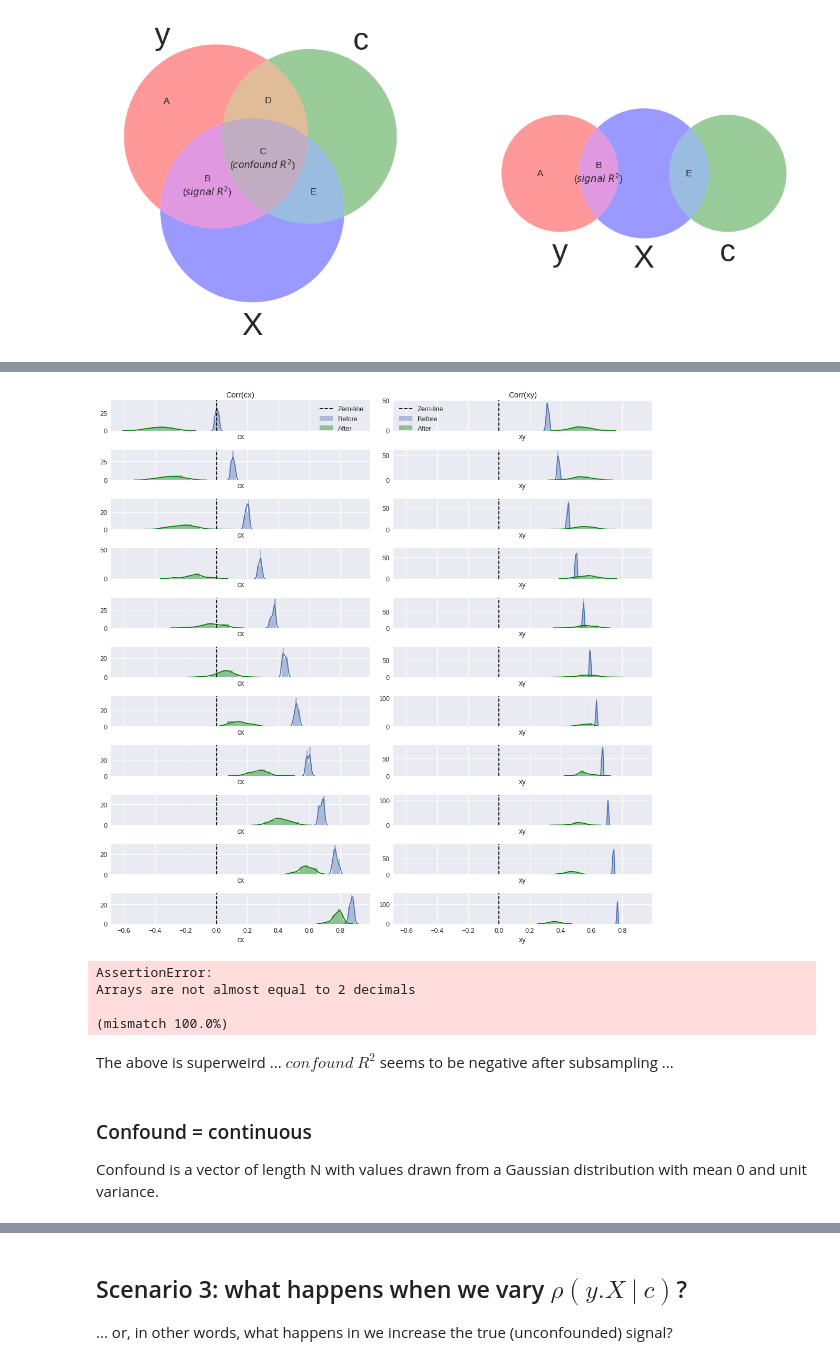
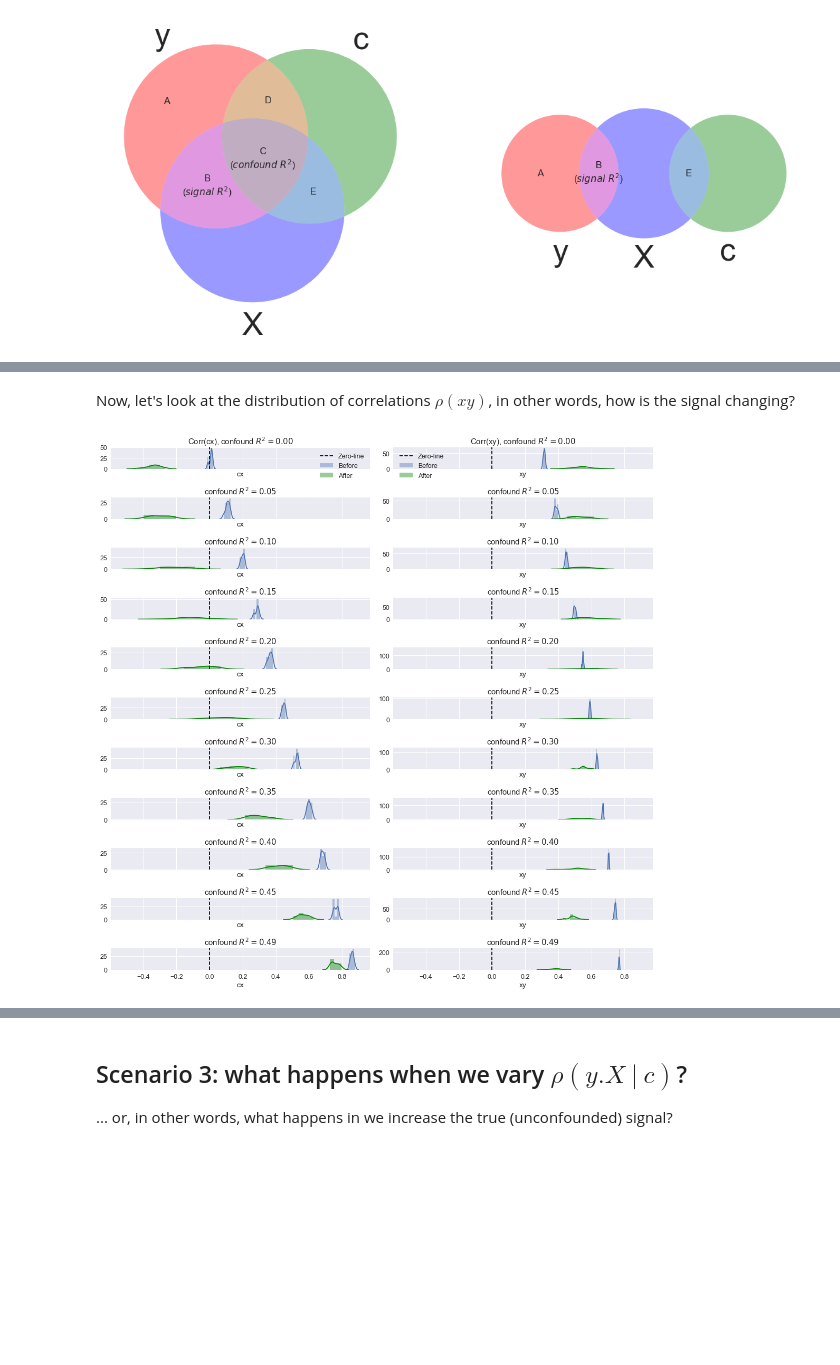
Before and after one commit to lukassnoek/MVCA, a Jupyter notebook: analyses/simulation/simulation_counterbalancing_vs_regression.ipynb, the cells around one changed output, grey strips where cells are left out. Drawn from its saved outputs; the diff is of its cells as text; code cells hidden in the pictures; blank space fills up the shorter version.

```diff
--- a/analyses/simulation/simulation_counterbalancing_vs_regression.ipynb
+++ b/analyses/simulation/simulation_counterbalancing_vs_regression.ipynb
@@ -553,7 +537,9 @@ for i in range(len(axes)):
     g = sns.pointplot(x='confound_r2', y='score', hue='method',
                    data=tmp, size=5, aspect=2,
                    palette="muted", ax=axes[i][0])
-    g.legend_.remove()
+
+    if i != 0:
+        g.legend_.remove()
 
     if i != len(axes) - 1:
         axes[i][0].set_xlabel('')
@@ -620,7 +610,7 @@ Now, let's investigate the most telling scenario (when $\rho(cy) = 0.7$), in whi
 # %%
-permutations = 1
+permutations = 3
 
-data_args = dict(n_samp=240, k_feat=50, c_type='categorical', corr_cy=0.7,
+data_args = dict(n_samp=240, k_feat=5, c_type='categorical', corr_cy=0.7,
                  signal_r2=0.1, confound_r2=None, verbose=False)
 
 confound_r2_vec = [0, 0.05, 0.1, 0.15, 0.20, 0.25, 0.30, 0.35, 0.40, 0.45, 0.49]
@@ -637,7 +627,6 @@ for perm in np.arange(permutations):
     baseline_scores[perm] = cross_val_score(pipeline, Xbase, ybase, cv=n_splits).mean()
 
     for ii, confound_r2 in enumerate(confound_r2_vec):
-        print(confound_r2)
         data_args.update(confound_r2=confound_r2)
         X, y, c = generate_data(**data_args)
         results_sce1_followup.append(run_without_confound_control(X, y, c, pipeline, n_splits, data_args))
@@ -669,71 +651,27 @@ plt.show()
+# %% [markdown]
+Now, let's look at the distribution of correlations $\rho(xy)$, in other words, how is the signal changing?
 # %%
 df_corr_sce1_followup = pd.concat(results_corr_sce1_followup)
 fig, axes = plt.subplots(11, 2, sharex=True, sharey=False, figsize=(15, 15))
 for i in range(len(confound_r2_vec)):
-
 
     cr2 = confound_r2_vec[i]
     tmp = df_corr_sce1_followup[df_corr_sce1_followup.confound_r2 == cr2]
     g = sns.distplot(a=tmp[tmp.before_after == 'before']['cx'], ax=axes[i][0])
     g = sns.distplot(a=tmp[tmp.before_after == 'after']['cx'], ax=axes[i][0], color='g')
     axes[i][0].axvline(x=0.0, c='black', ls='--')
+    axes[i][0].set_title('confound $R^2 = %.2f$' % cr2)
     g = sns.distplot(a=tmp[tmp.before_after == 'before']['xy'], ax=axes[i][1])
     g = sns.distplot(a=tmp[tmp.before_after == 'after']['xy'], ax=axes[i][1], color='g')
     axes[i][1].axvline(x=0.0, c='black', ls='--')
+    axes[i][1].set_title('confound $R^2 = %.2f$' % cr2)
 
     if i == 0:
-        axes[i][0].set_title("Corr(cx)")
-        axes[i][1].set_title("Corr(xy)")
+        axes[i][0].set_title("Corr(cx), confound $R^2 = %.2f$" % cr2)
+        axes[i][1].set_title("Corr(xy), confound $R^2 = %.2f$" % cr2)
         axes[i][0].legend(['Zero-line', 'Before', 'After'])
         axes[i][1].legend(['Zero-line', 'Before', 'After'])
 
 fig.tight_layout()
 # %% [output]
-[figure, old version]
+[figure, new version]
-# %%
-corr_cy = 0.7
-data_args = dict(n_samp=240, k_feat=50, c_type='categorical', corr_cy=corr_cy,
-                 signal_r2=0.1, confound_r2=0.49, verbose=False)
-X, y, c = generate_data(**data_args)
-
-# Statistics before counterbalancing ...
-corrs_xy_before = np.corrcoef((np.hstack((X, y[:, np.newaxis])).T))[:-1, -1]
-corrs_xc_before = np.corrcoef((np.hstack((X, c[:, np.newaxis])).T))[:-1, -1]
-r2_full = np.array([get_r2(np.hstack((X[:, i][:, np.newaxis], c[:, np.newaxis])), y) for i in range(X.shape[1])])
-r2_xy = np.array([get_r2(X[:, i][:, np.newaxis], y) for i in range(X.shape[1])])
-r2_yc = get_r2(c[:, np.newaxis], y)
-signal_r2_before = (r2_full - r2_yc)
-confound_r2_before = 1 - (1 - r2_full) - (r2_full - r2_xy) - signal_r2_before
-
-# Check if data was generated correctly
-np.testing.assert_almost_equal(np.sqrt(r2_yc), corr_cy, 3)
-np.testing.assert_array_almost_equal(signal_r2_before, 0.1, 2)
-np.testing.assert_array_almost_equal(confound_r2_before, 0.49, 2)
-
-# Counterbalacing ...
-css = CounterbalancedStratifiedSplit(X, y, c, c_type='categorical', metric='corr', threshold=0.01)
-css.check_counterbalance_and_subsample()
-X, y, c = X[css.subsample_idx], y[css.subsample_idx], c[css.subsample_idx]
-
-# Statistics after counterbalancing ...
-corrs_xy_after = np.corrcoef((np.hstack((X, y[:, np.newaxis])).T))[:-1, -1]
-corrs_xc_after = np.corrcoef((np.hstack((X, c[:, np.newaxis])).T))[:-1, -1]
-r2_full = np.array([get_r2(np.hstack((X[:, i][:, np.newaxis], c[:, np.newaxis])), y) for i in range(X.shape[1])])
-r2_xy = np.array([get_r2(X[:, i][:, np.newaxis], y) for i in range(X.shape[1])])
-r2_yc = get_r2(c[:, np.newaxis], y)
-signal_r2_after = (r2_full - r2_yc)
-confound_r2_after = 1 - (1 - r2_full) - (r2_full - r2_xy) - signal_r2_after
-
-# Check if data was generated correctly
-np.testing.assert_approx_equal(np.sqrt(r2_yc), 0)
-np.testing.assert_array_almost_equal(confound_r2_after, 0.0, 2)
-# %% [output]
-AssertionError:
-Arrays are not almost equal to 2 decimals
-
-(mismatch 100.0%)
-# %% [markdown]
-The above is superweird ... $confound\ R^2$ seems to be negative after subsampling ...
-# %% [markdown]
-### Confound = continuous
-Confound is a vector of length N with values drawn from a Gaussian distribution with mean 0 and unit variance.
```
Also changed, not shown: parts of 19 cells of this notebook.
